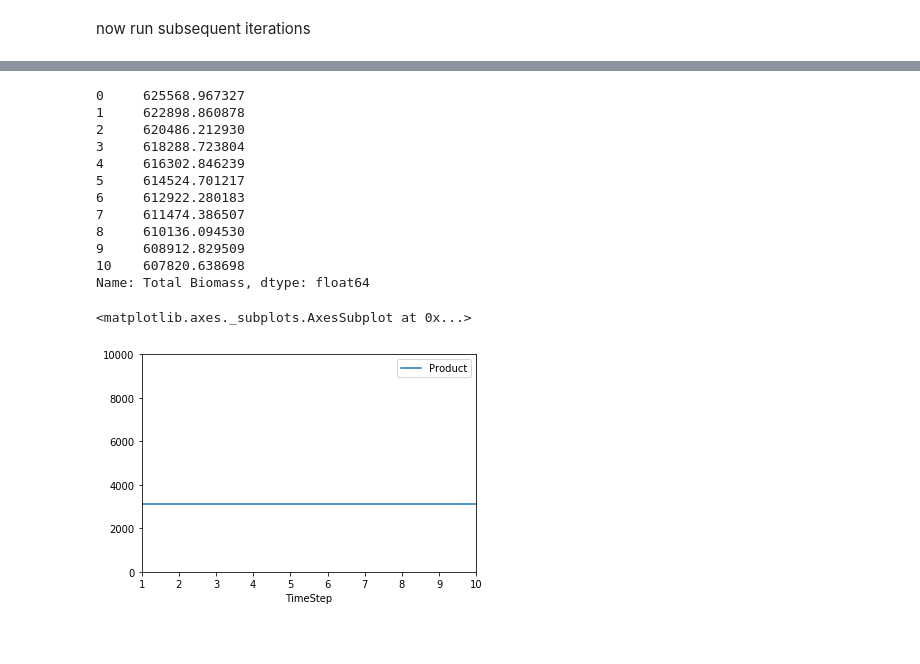
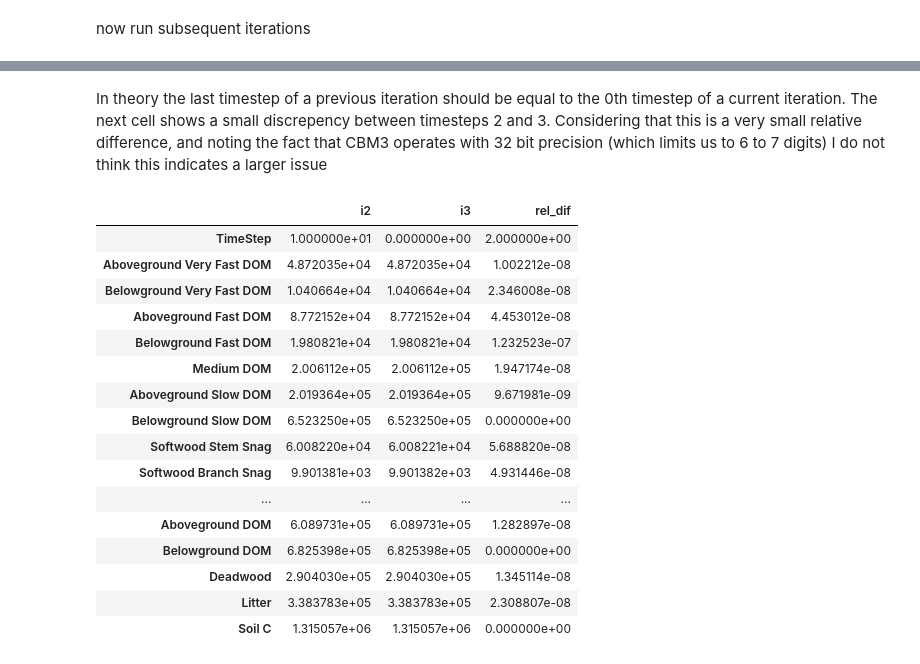
Before and after one commit to cat-cfs/cbm3_scripting_examples, a Jupyter notebook: iterative_cbm.ipynb, the cells around one changed output, grey strips where cells are left out. Saved outputs shown, nothing was run; the diff lists cells and outputs as text; code cells hidden in the pictures; blank space fills up the shorter version.

```diff
--- a/iterative_cbm.ipynb
+++ b/iterative_cbm.ipynb
@@ -273,2 +242,0 @@ Name: Total Biomass, dtype: float64
-# %%
-cbm3_results.load_pool_indicators( get_results_db_path(3))["Total Biomass"]
@@ -288,2 +242,0 @@ Name: Total Biomass, dtype: float64
-# %%
-cbm3_results.load_pool_indicators( get_results_db_path(4))["Total Biomass"]
@@ -303,25 +243,24 @@ Name: Total Biomass, dtype: float64
-# %%
-cbm3_results.load_pool_indicators( get_results_db_path(5))["Total Biomass"]
-# %% [output]
-0     625568.967327
-1     622898.860878
-2     620486.212930
-3     618288.723804
-4     616302.846239
-5     614524.701217
-6     612922.280183
-7     611474.386507
-8     610136.094530
-9     608912.829509
-10    607820.638698
-Name: Total Biomass, dtype: float64
-# %%
-dist_indicators = cbm3_results.load_disturbance_indicators(
-    get_results_db_path(5),
-    disturbance_type_grouping=True)
-
-p = dist_indicators.loc[dist_indicators["DistTypeID"]==2][["TimeStep","Product"]].groupby("TimeStep").sum()
-p.plot(ylim=(0,10000))
-# %% [output]
-<matplotlib.axes._subplots.AxesSubplot at 0x...>
-[figure, removed]
+# %% [markdown]
+In theory the last timestep of a previous iteration should be equal to the 0th timestep of a current iteration. The next cell shows a small discrepency between timesteps 2 and 3.  Considering that this is a very small relative difference, and noting the fact that CBM3 operates with 32 bit precision (which limits us to 6 to 7 digits) I do not think this indicates a larger issue
+# %%
+i2 = cbm3_results.load_pool_indicators( get_results_db_path(2)).iloc[-1]
+i3 = cbm3_results.load_pool_indicators( get_results_db_path(3)).iloc[0]
+pd.DataFrame(data={"i2": i2, "i3": i3, "rel_dif": (i2-i3).abs()/((i2+i3)/2)})
+# %% [output]
+|  | i2 | i3 | rel_dif |
+| TimeStep | 1.000000e+01 | 0.000000e+00 | 2.000000e+00 |
+| Aboveground Very Fast DOM | 4.872035e+04 | 4.872035e+04 | 1.002212e-08 |
+| Belowground Very Fast DOM | 1.040664e+04 | 1.040664e+04 | 2.346008e-08 |
+| Aboveground Fast DOM | 8.772152e+04 | 8.772152e+04 | 4.453012e-08 |
+| Belowground Fast DOM | 1.980821e+04 | 1.980821e+04 | 1.232523e-07 |
+| Medium DOM | 2.006112e+05 | 2.006112e+05 | 1.947174e-08 |
+| Aboveground Slow DOM | 2.019364e+05 | 2.019364e+05 | 9.671981e-09 |
+| Belowground Slow DOM | 6.523250e+05 | 6.523250e+05 | 0.000000e+00 |
+| Softwood Stem Snag | 6.008220e+04 | 6.008221e+04 | 5.688820e-08 |
+| Softwood Branch Snag | 9.901381e+03 | 9.901382e+03 | 4.931446e-08 |
+| ... | ... | ... | ... |
+| Aboveground DOM | 6.089731e+05 | 6.089731e+05 | 1.282897e-08 |
+| Belowground DOM | 6.825398e+05 | 6.825398e+05 | 0.000000e+00 |
+| Deadwood | 2.904030e+05 | 2.904030e+05 | 1.345114e-08 |
+| Litter | 3.383783e+05 | 3.383783e+05 | 2.308807e-08 |
+| Soil C | 1.315057e+06 | 1.315057e+06 | 0.000000e+00 |
```
Also changed, not shown: parts of 10 cells of this notebook.
